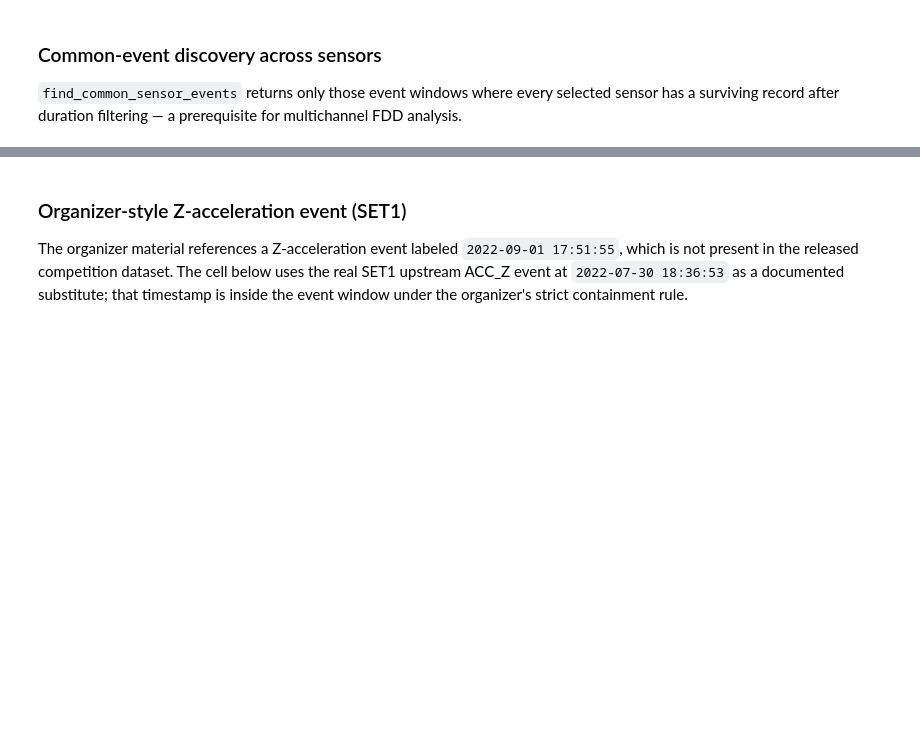
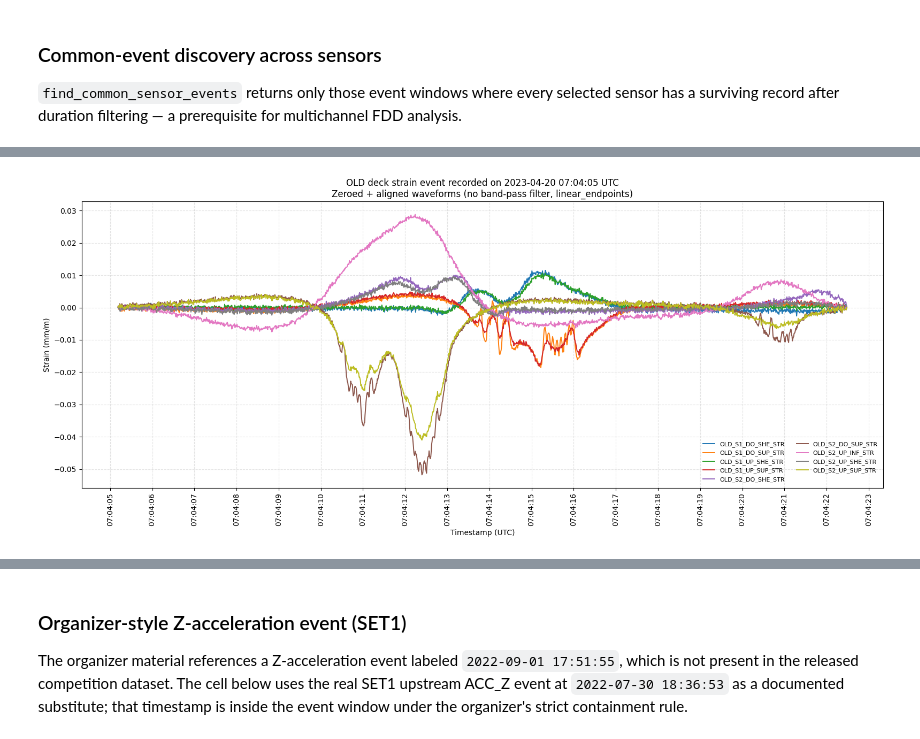
Before and after one commit to likemaestro/EWSHM_Competition, a Jupyter notebook: notebooks/02_preprocessing.ipynb, the cells around one changed output, grey strips where cells are left out. Cells and saved outputs as stored; diff of their text form; code cells hidden in the pictures; blank space fills up the shorter version.

```diff
--- a/notebooks/02_preprocessing.ipynb
+++ b/notebooks/02_preprocessing.ipynb
@@ -257,3 +398,44 @@ value itself returns nothing.
+# %%
+organizer_reader = AquinasReader(DATASET_ROOT / "AQUINAS_SET2_2023_04")
+organizer_timestamp = "2023-04-20 07:04:10"
+
+organizer_events = find_events(
+    organizer_reader,
+    timestamp=organizer_timestamp,
+    deck="OLD",
+    sensor_pattern="STR",
+)
+if organizer_events.empty:
+    raise ValueError(f"No OLD-deck strain event found for {organizer_timestamp} in SET2.")
+
+organizer_event = organizer_events.iloc[0]
+
+# Load all sensors (no upstream-only filter) to match the organizer article figure
+organizer_upstream_loaded = load_event_group(organizer_reader, organizer_event)
+
+# Comparison stage: zero → align (no filtering)
+organizer_upstream_zeroed = zero_loaded_event_group(organizer_upstream_loaded)
+organizer_upstream_zeroed_aligned = align_event_group(organizer_upstream_zeroed)
+upstream_frame = organizer_upstream_zeroed_aligned.aligned_waveform
+upstream_sensor_columns = [c for c in upstream_frame.columns if c != "timestamp_utc"]
+
+fig, ax = plt.subplots(figsize=(16, 7))
+for sensor in upstream_sensor_columns:
+    ax.plot(upstream_frame["timestamp_utc"], upstream_frame[sensor], linewidth=1.4, label=sensor)
+ax.set_title(
+    "OLD deck strain event recorded on 2023-04-20 07:04:05 UTC\n"
+    f"Zeroed + aligned waveforms (no band-pass filter, {organizer_upstream_zeroed_aligned.zeroing_method})"
+)
+ax.set_xlabel("Timestamp (UTC)")
+ax.set_ylabel("Strain (mm/m)")
+ax.grid(True, linestyle="--", alpha=0.35)
+ax.xaxis.set_major_locator(mdates.SecondLocator(interval=1))
+ax.xaxis.set_major_formatter(mdates.DateFormatter("%H:%M:%S"))
+plt.setp(ax.get_xticklabels(), rotation=90, ha="center")
+ax.legend(loc="lower right", fontsize=8, ncol=2, frameon=False)
+plt.tight_layout()
+# %% [output]
+[figure, added]
 # %%
 organizer_reader = AquinasReader(DATASET_ROOT / "AQUINAS_SET2_2023_04")
 organizer_timestamp = "2023-04-20 07:04:10"
```
Also changed, not shown: parts of 14 cells of this notebook, 13 other files.
